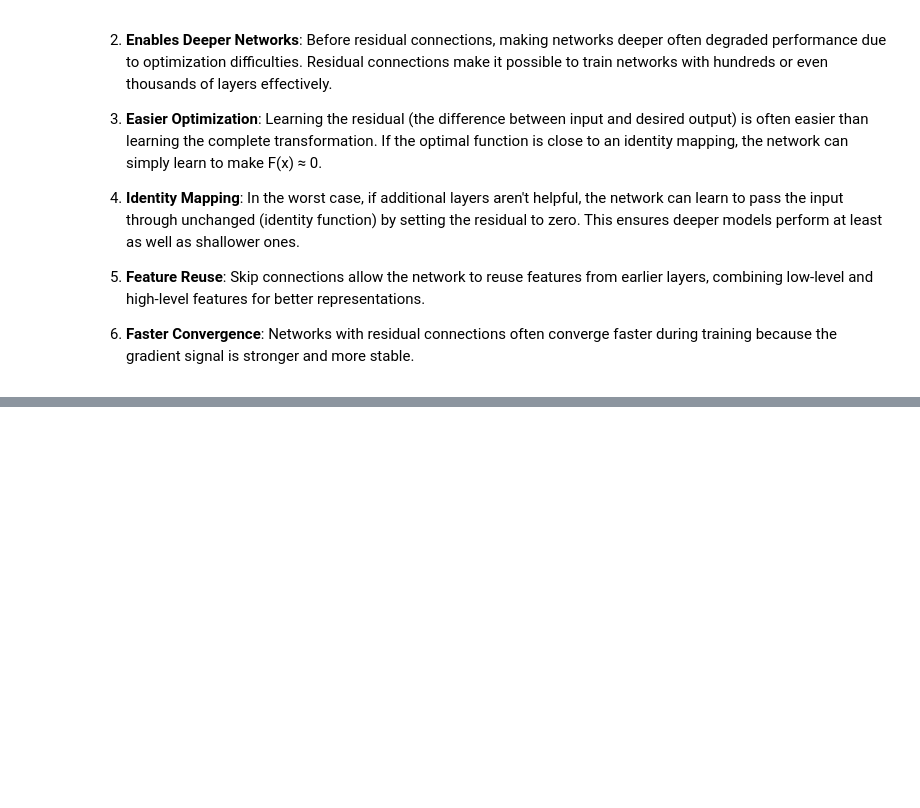
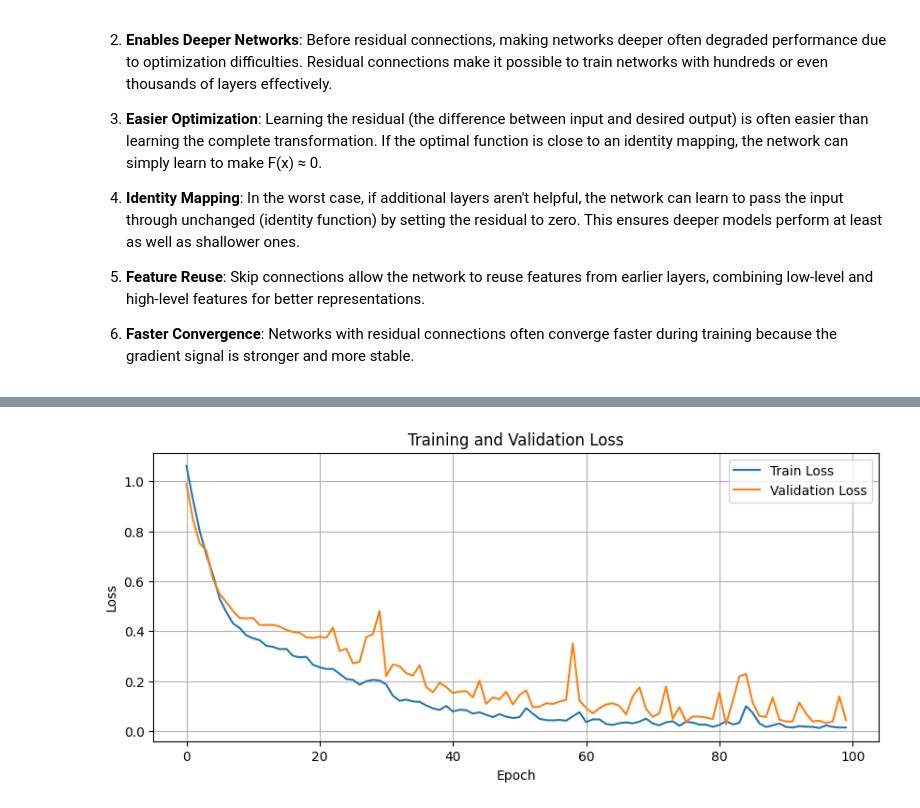
Before and after one commit to faressc/dl4ad, a Jupyter notebook: notebooks/07-ticks-of-the-trade.ipynb, the cells around one changed output, grey strips where cells are left out. Saved outputs shown, nothing was run; the diff lists cells and outputs as text; code cells hidden in the pictures; blank space fills up the shorter version.

```diff
--- a/notebooks/07-ticks-of-the-trade.ipynb
+++ b/notebooks/07-ticks-of-the-trade.ipynb
@@ -650,0 +948,25 @@ train_losses, valid_losses, train_accs, valid_accs = train_model(
+# %%
+def augment_waveform(waveform):
+    """Apply random augmentations to waveform"""
+    augmented = waveform.copy()
+
+    # Time shift (50% chance)
+    if np.random.random() < 0.5:
+        shift = np.random.randint(-10, 10)
+        augmented = np.roll(augmented, shift)
+
+    # Add noise (70% chance)
+    if np.random.random() < 0.7:
+        noise = np. random.normal(0, 0.02, len(augmented))
+        augmented += noise
+
+    # Amplitude scaling (50% chance)
+    if np.random.random() < 0.5:
+        scale = np.random.uniform(0.8, 1.2)
+        augmented *= scale
+
+    # Invert (20% chance)
+    if np.random.random() < 0.2:
+        augmented = -augmented
+
+    return augmented
@@ -650,0 +1053,20 @@ train_losses, valid_losses, train_accs, valid_accs = train_model(
+# %%
+n_epochs = 100
+
+model = Waveform_Classification_CNN(num_classes=3).to(device)
+criterion = nn.CrossEntropyLoss()
+optimizer = optim.Adam(model.parameters(), lr=0.0008)
+scheduler = None
+
+# Train the model with residual connections
+train_losses, valid_losses, train_accs, valid_accs = train_model(
+    model=model,
+    train_loader= train_loader_expanded,
+    valid_loader=valid_loader,
+    optimizer=optimizer,
+    lr_scheduler=scheduler,
+    criterion=criterion,
+    n_epochs=n_epochs,
+    device=device
+)
+# %% [output]
@@ -650,0 +1087 @@ train_losses, valid_losses, train_accs, valid_accs = train_model(
+[figure, added]
```
Also changed, not shown: parts of 40 cells of this notebook.
